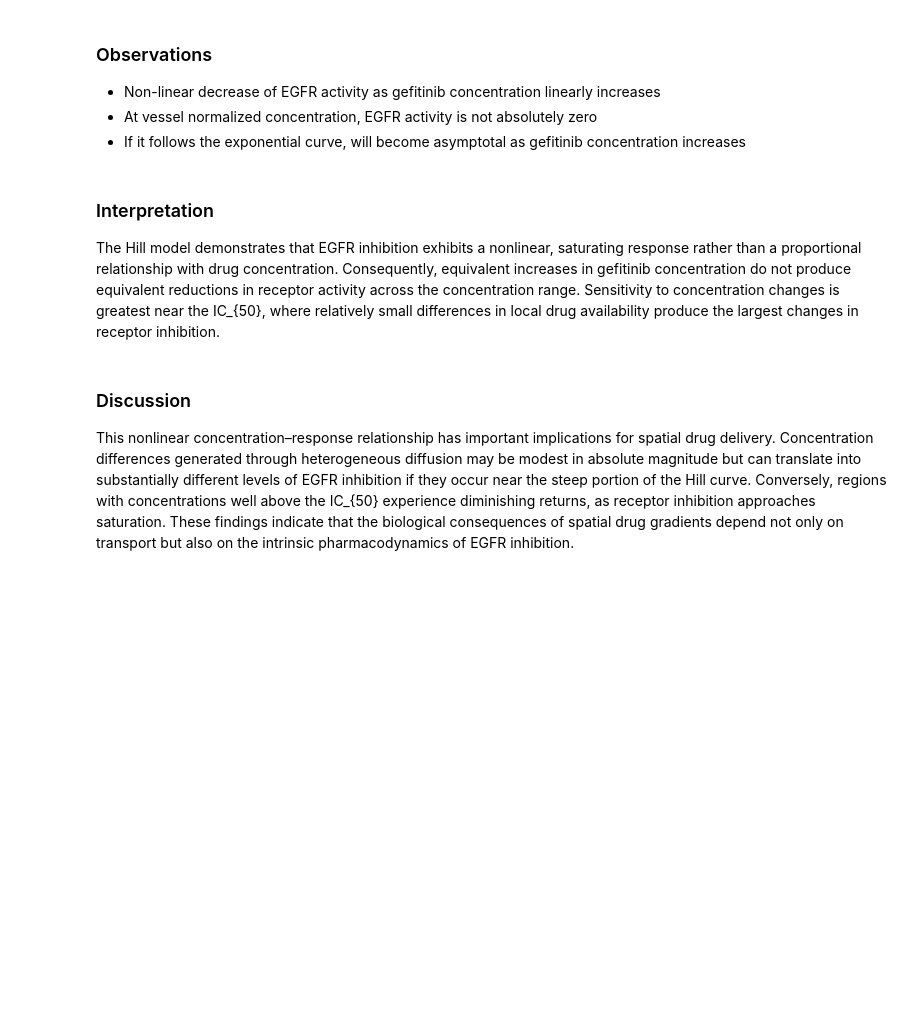
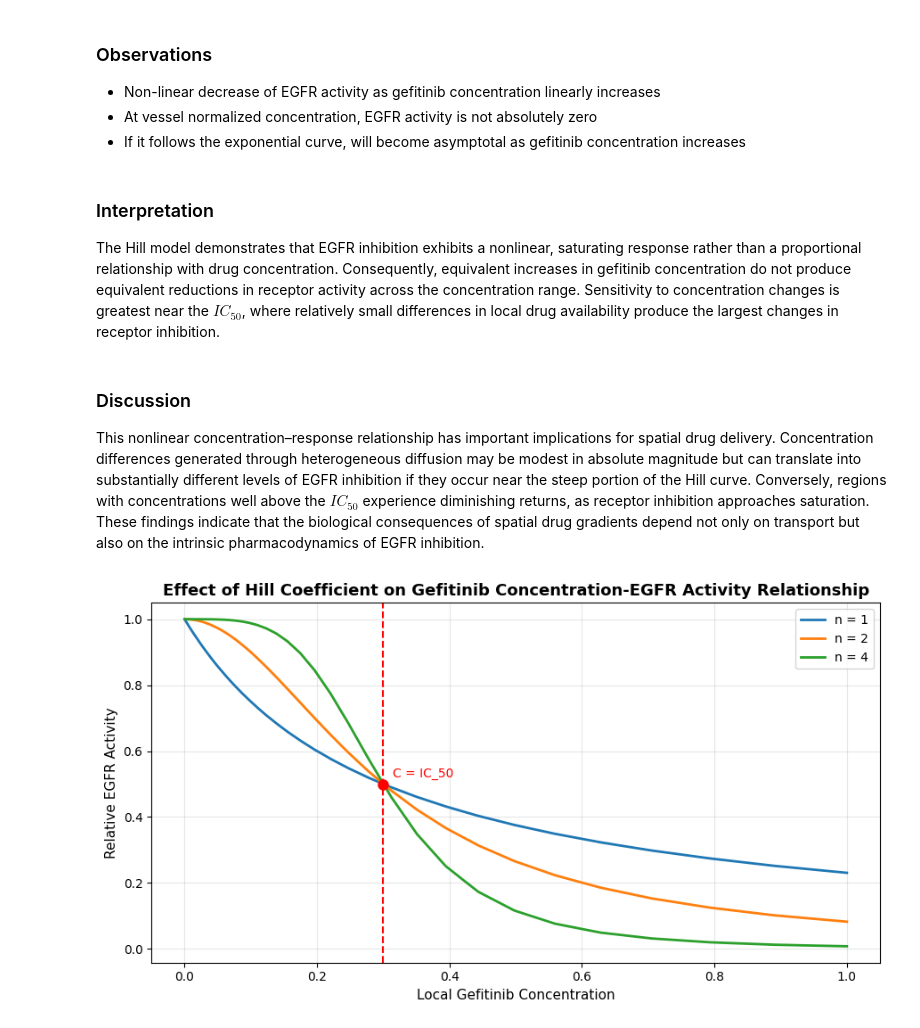
Before and after one commit to abhirym/Drug-Diffusion-Project, a Jupyter notebook: exp03_EGFR_hill_model.ipynb, the cells around one changed output. Saved outputs shown, nothing was run; the diff lists cells and outputs as text; code cells hidden in the pictures; blank space fills up the shorter version.

```diff
--- a/exp03_EGFR_hill_model.ipynb
+++ b/exp03_EGFR_hill_model.ipynb
@@ -22,7 +22,7 @@ n = 1
 ic_50 = 0.3
 
 # Defining activity function using concentration values
-A = 1 / (1 + (C / ic_50)) ** n
+A = 1 / (1 + (C / ic_50) ** n)
 # %%
 # Plot
 
@@ -66,11 +66,11 @@ plt.show()
 # %% [markdown]
 ### Interpretation
 
-The Hill model demonstrates that EGFR inhibition exhibits a nonlinear, saturating response rather than a proportional relationship with drug concentration. Consequently, equivalent increases in gefitinib concentration do not produce equivalent reductions in receptor activity across the concentration range. Sensitivity to concentration changes is greatest near the IC_{50}, where relatively small differences in local drug availability produce the largest changes in receptor inhibition.
+The Hill model demonstrates that EGFR inhibition exhibits a nonlinear, saturating response rather than a proportional relationship with drug concentration. Consequently, equivalent increases in gefitinib concentration do not produce equivalent reductions in receptor activity across the concentration range. Sensitivity to concentration changes is greatest near the $IC_{50}$, where relatively small differences in local drug availability produce the largest changes in receptor inhibition.
 # %% [markdown]
 ### Discussion
 
-This nonlinear concentration–response relationship has important implications for spatial drug delivery. Concentration differences generated through heterogeneous diffusion may be modest in absolute magnitude but can translate into substantially different levels of EGFR inhibition if they occur near the steep portion of the Hill curve. Conversely, regions with concentrations well above the IC_{50} experience diminishing returns, as receptor inhibition approaches saturation. These findings indicate that the biological consequences of spatial drug gradients depend not only on transport but also on the intrinsic pharmacodynamics of EGFR inhibition.
+This nonlinear concentration–response relationship has important implications for spatial drug delivery. Concentration differences generated through heterogeneous diffusion may be modest in absolute magnitude but can translate into substantially different levels of EGFR inhibition if they occur near the steep portion of the Hill curve. Conversely, regions with concentrations well above the $IC_{50}$ experience diminishing returns, as receptor inhibition approaches saturation. These findings indicate that the biological consequences of spatial drug gradients depend not only on transport but also on the intrinsic pharmacodynamics of EGFR inhibition.
 # %%
 import numpy as np
 import matplotlib.pyplot as plt
@@ -78,0 +91,42 @@ import matplotlib.pyplot as plt
+# %%
+# EGFR Activity Solutions
+
+activity_profiles_1 = []
+
+for h in hill_coeffs:
+    # Current activity profile
+    A = 1 / (1 + (C / ic_50) ** h)
+
+    # Append current profile to array
+    activity_profiles_1.append(A)
+# %%
+# Plot
+
+fig, ax = plt.subplots(figsize=(9, 5))
+
+for i, (A, n) in enumerate(zip(activity_profiles_1, hill_coeffs)):
+    ax.plot(C, A, color=colors[i],
+                linewidth=2, label=f'n = {n}')
+
+# Labels and formatting
+
+ax.set_title('Effect of Hill Coefficient on Gefitinib Concentration-EGFR Activity Relationship', fontsize=13, fontweight='bold')
+
+ax.set_xlabel('Local Gefitinib Concentration', fontsize=11)
+
+ax.set_ylabel('Relative EGFR Activity', fontsize=11)
+
+ax.axvline(ic_50, linestyle = '--', color = 'red')
+
+ax.annotate('C = IC_50', xy=(0.360,0.520), fontsize=10, ha='center', color='red')
+
+ax.plot(ic_50, 0.5, 'o', markersize=8, color='red')
+
+ax.legend(fontsize = 10)
+ax.grid(True, alpha = 0.3)
+
+plt.tight_layout()
+plt.savefig('figures/exp03_hill_variation.png', dpi = 150, bbox_inches = 'tight')
+plt.show()
+# %% [output]
+[figure, added]
```
Also changed, not shown: parts of 12 cells of this notebook, 2 other files.
